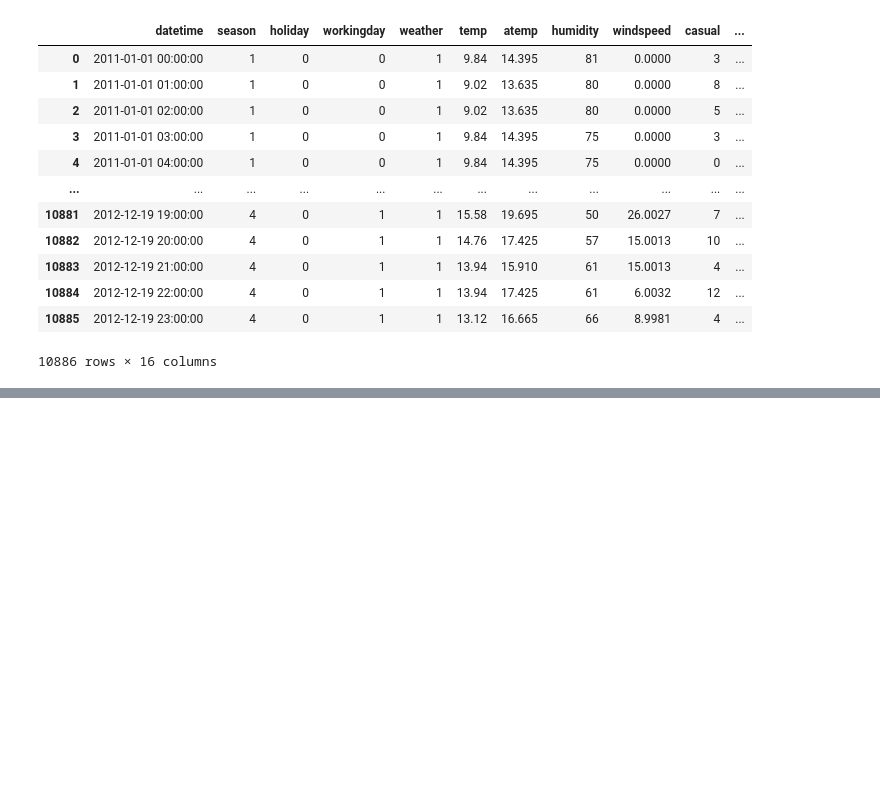
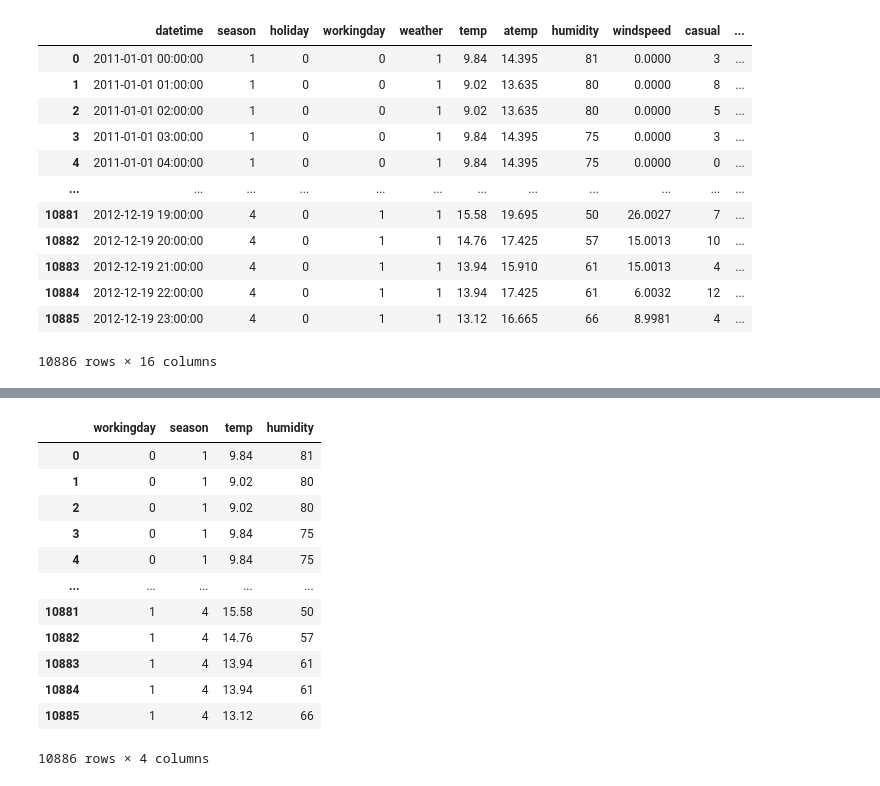
Before and after one commit to delinai/schulich_ds1, a Jupyter notebook: In-class Code/Module6_LinearRegression.ipynb, the cells around one changed output, grey strips where cells are left out. Drawn from its saved outputs; the diff is of its cells as text; code cells hidden in the pictures; blank space fills up the shorter version.

```diff
--- a/In-class Code/Module6_LinearRegression.ipynb
+++ b/In-class Code/Module6_LinearRegression.ipynb
@@ -258,0 +267,2 @@ bikes
+# %%
+bikes = pd.read_csv('https://raw.githubusercontent.com/delinai/schulich_ds1/main/Datasets/bikes_sharing.csv')
@@ -258,0 +275,4 @@ bikes
+# %%
+categorical_features = ['workingday','season']
+numerical_features = ['temp','humidity']
+target = 'casual'
@@ -258,0 +288,16 @@ bikes
+# %%
+bikes[categorical_features + numerical_features]
+# %% [output]
+|  | workingday | season | temp | humidity |
+| 0 | 0 | 1 | 9.84 | 81 |
+| 1 | 0 | 1 | 9.02 | 80 |
+| 2 | 0 | 1 | 9.02 | 80 |
+| 3 | 0 | 1 | 9.84 | 75 |
+| 4 | 0 | 1 | 9.84 | 75 |
+| ... | ... | ... | ... | ... |
+| 10881 | 1 | 4 | 15.58 | 50 |
+| 10882 | 1 | 4 | 14.76 | 57 |
+| 10883 | 1 | 4 | 13.94 | 61 |
+| 10884 | 1 | 4 | 13.94 | 61 |
+| 10885 | 1 | 4 | 13.12 | 66 |
+10886 rows × 4 columns
```
Also changed, not shown: parts of 5 cells of this notebook.
